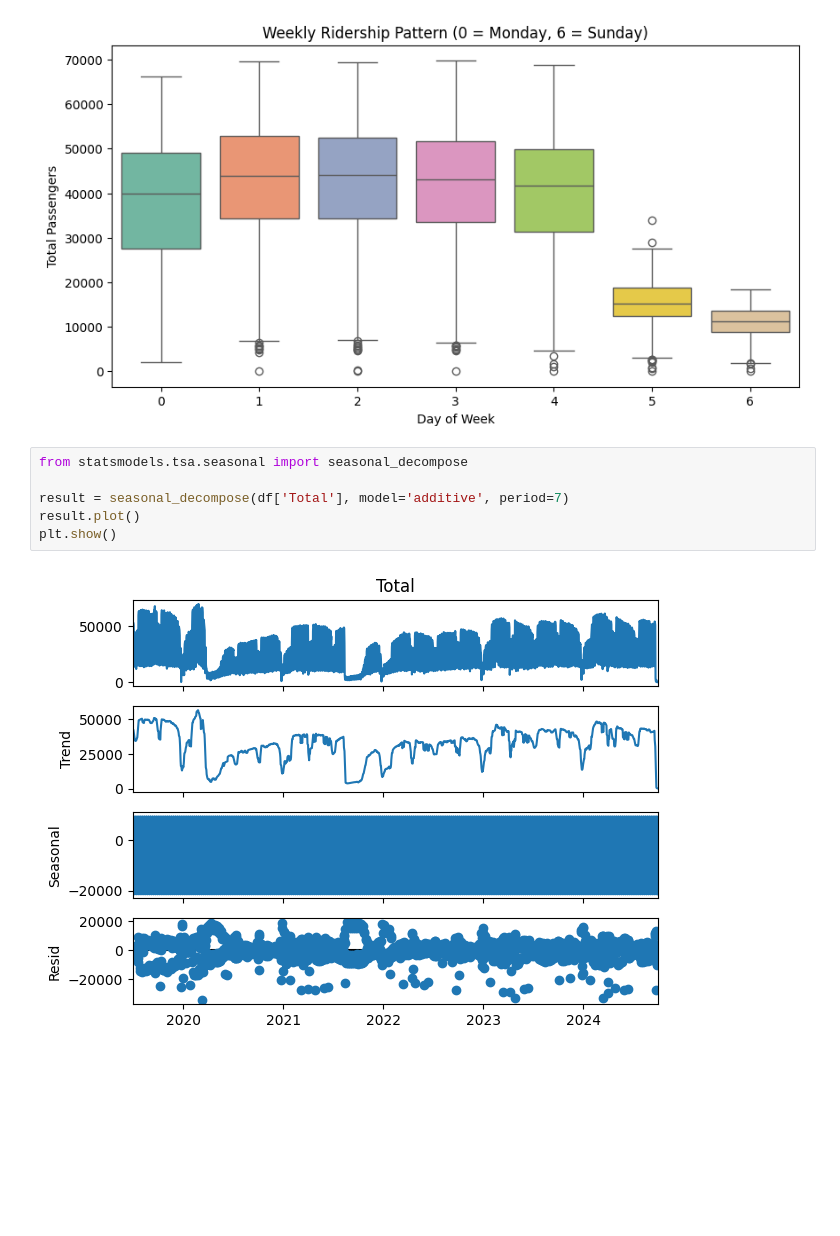
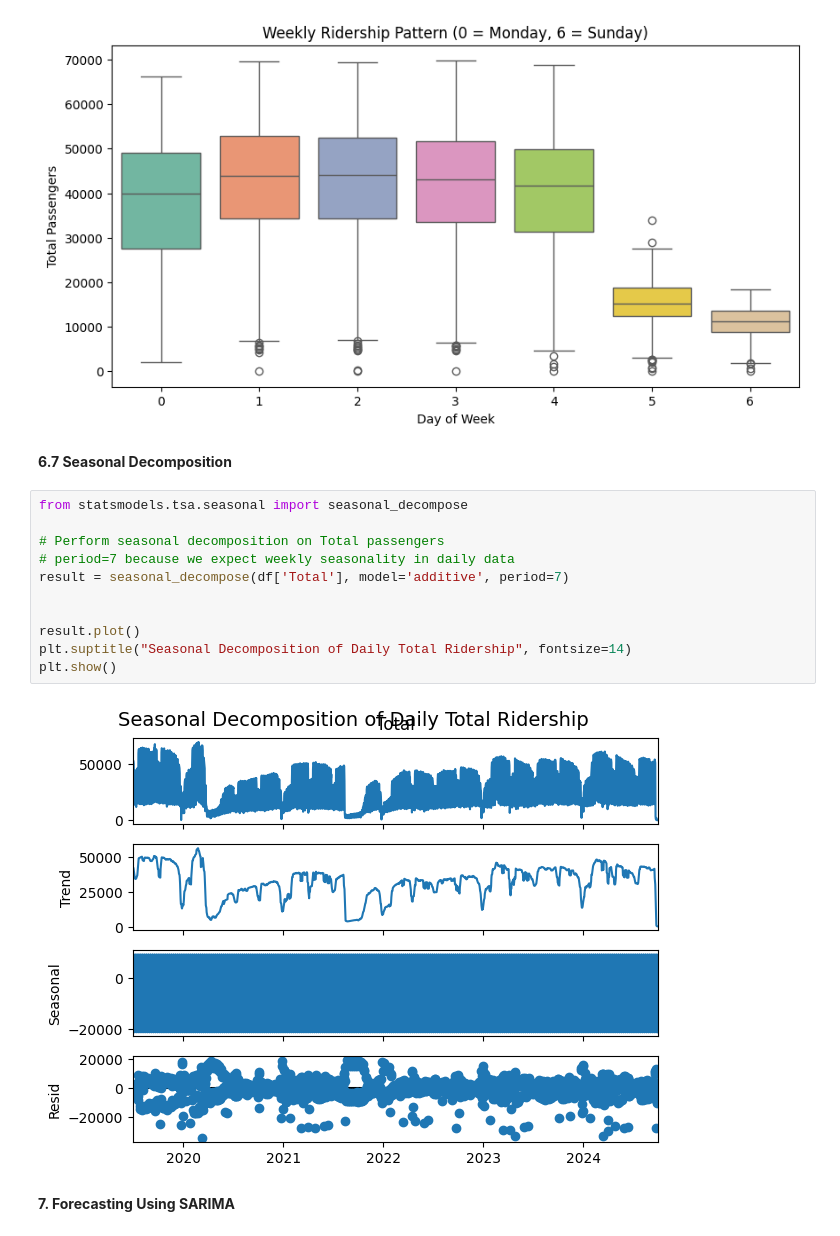
Before and after one commit to dhanushkumarms/kovaico_dhanushkumar, a Jupyter notebook: kovaico_dhanushkumar.ipynb, the cells around one changed output. Cells and saved outputs as stored; diff of their text form; blank space fills up the shorter version.

```diff
--- a/kovaico_dhanushkumar.ipynb
+++ b/kovaico_dhanushkumar.ipynb
@@ -194,11 +194,20 @@ Passing `palette` without assigning `hue` is deprecated and will be removed in v
 
   sns.boxplot(x=df['day_of_week'], y=df['Total'], palette="Set2")
 [figure]
+# %% [markdown]
+**6.7 Seasonal Decomposition**
 # %%
 from statsmodels.tsa.seasonal import seasonal_decompose
 
+# Perform seasonal decomposition on Total passengers
+# period=7 because we expect weekly seasonality in daily data
 result = seasonal_decompose(df['Total'], model='additive', period=7)
+
+
 result.plot()
+plt.suptitle("Seasonal Decomposition of Daily Total Ridership", fontsize=14)
 plt.show()
 # %% [output]
-[figure, old version]
+[figure, new version]
+# %% [markdown]
+**7. Forecasting Using SARIMA**
```
